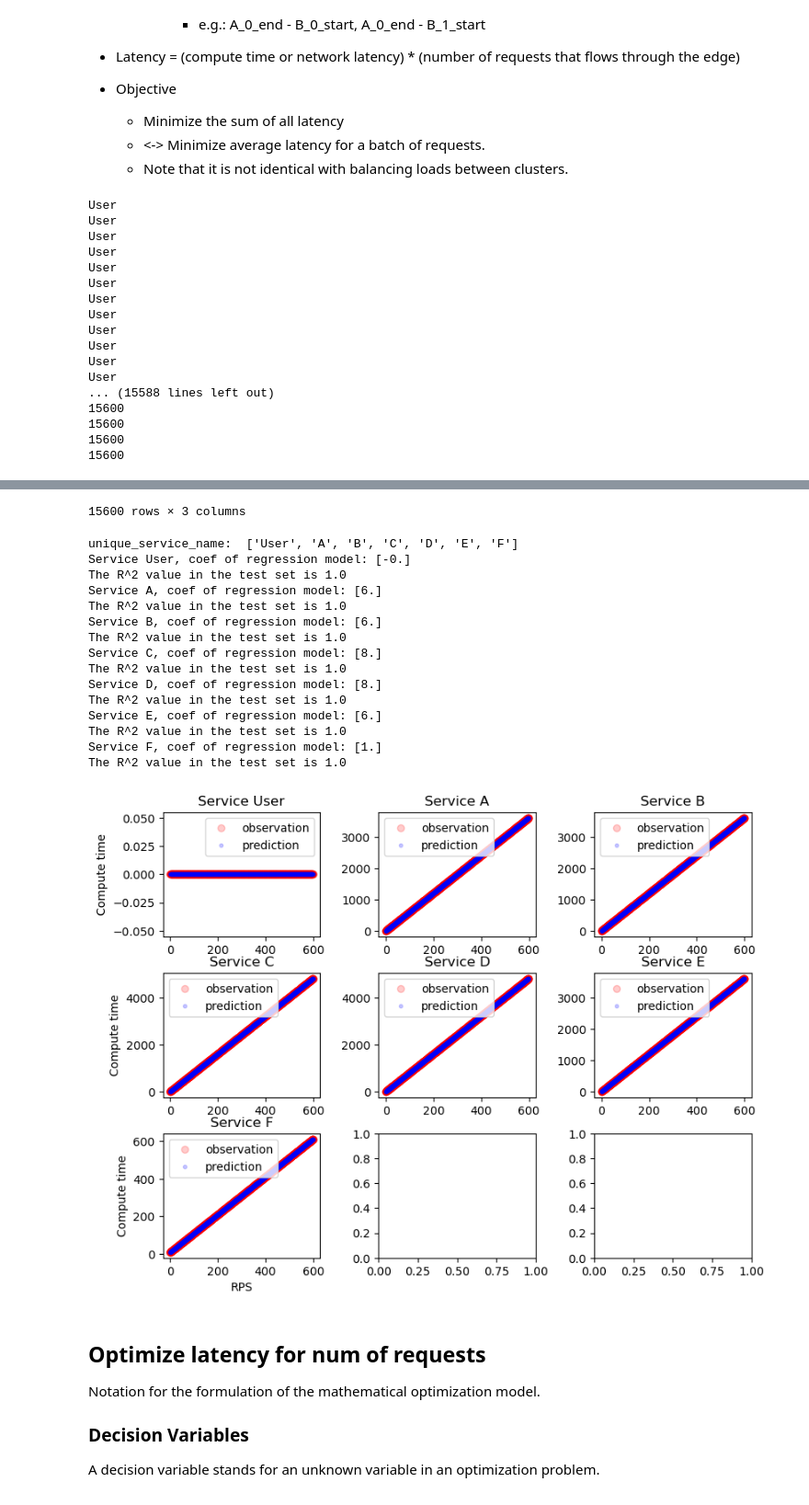
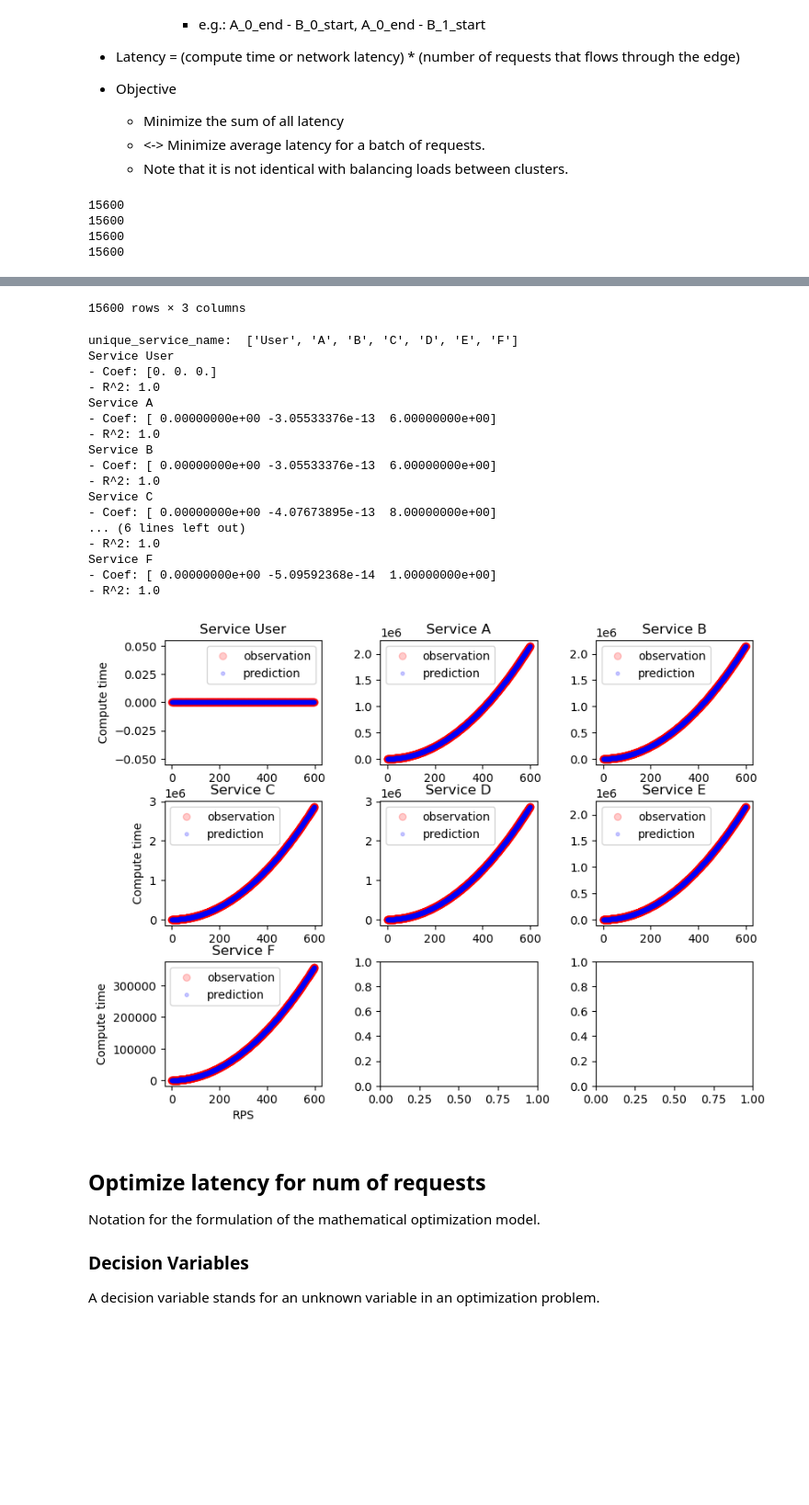
Before and after one commit to netarch/slate-sim, a Jupyter notebook: light_ml_optimizer.ipynb, the cells around one changed output, grey strips where cells are left out. Shown at 92% size. Saved outputs shown, nothing was run; the diff lists cells and outputs as text; code cells hidden in the pictures; blank space fills up the shorter version.

Commit message:
Update light_ml_optimizer.ipynb (coloring graph)

```diff
--- a/light_ml_optimizer.ipynb
+++ b/light_ml_optimizer.ipynb
@@ -177,8 +177,8 @@ for parent_repl in sim.dag.child_replica:
                     network_arc_var_name.append(var_name)
 #################################################################################################
 
-true_function_degree = 1
-regressor_degree = 1
+true_function_degree = 2
+regressor_degree = 2
 num_data_point = TOTAL_NUM_REQUEST # It needs to observe RPS up to TOTAL_NUM_REQUEST since in the worst case all requests could be routed to one replica of a service.
 randomize_factor = 100
 x_rps = list()
@@ -196,7 +196,7 @@ for i in range(len(compute_arc_var_name)):
         svc_name = compute_arc_var_name[i][0].split("_")[0]
         slope = abs(hash(svc_name)%10)+1
         # print("slope({}) = {}".format(svc_name, slope))
-        print(svc_name)
+        # print(svc_name)
         if svc_name == "User":
             y_compute_time.append(0)
         else:
@@ -260,11 +260,11 @@ for svc_name in unique_service_name:
         poly = PolynomialFeatures(degree=regressor_degree, include_bias=True)
         regressor_dict[svc_name] = make_pipeline(feat_transform, poly, LinearRegression())
         regressor_dict[svc_name].fit(X_train, y_train)
-
-    print("Service {}, coef of regression model: {}".format(svc_name, regressor_dict[svc_name]["linearregression"].coef_))
+    print("Service {}".format(svc_name))
+    print("- Coef: {}".format(regressor_dict[svc_name]["linearregression"].coef_))
     ## Run prediction and compare it with the ground truth to see how accurate the trained model is
     y_pred = regressor_dict[svc_name].predict(X_test)
-    print(f"The R^2 value in the test set is {np.round(r2_score(y_test, y_pred),5)}")
+    print(f"- R^2: {np.round(r2_score(y_test, y_pred),5)}")
 
     row_idx = int(idx/num_subplot_col)
     col_idx = idx%num_subplot_col
@@ -279,19 +279,6 @@ for svc_name in unique_service_name:
         plot_list[row_idx][col_idx].set_ylabel("Compute time")
     idx += 1
 # %% [output]
-User
-User
-User
-User
-User
-User
-User
-User
-User
-User
-User
-User
-... (15588 lines left out)
 15600
 15600
 15600
@@ -311,20 +298,22 @@ User
 15600 rows × 3 columns
 unique_service_name:  ['User', 'A', 'B', 'C', 'D', 'E', 'F']
-Service User, coef of regression model: [-0.]
-The R^2 value in the test set is 1.0
-Service A, coef of regression model: [6.]
-The R^2 value in the test set is 1.0
-Service B, coef of regression model: [6.]
-The R^2 value in the test set is 1.0
-Service C, coef of regression model: [8.]
-The R^2 value in the test set is 1.0
-Service D, coef of regression model: [8.]
-The R^2 value in the test set is 1.0
-Service E, coef of regression model: [6.]
-The R^2 value in the test set is 1.0
-Service F, coef of regression model: [1.]
-The R^2 value in the test set is 1.0
+Service User
+- Coef: [0. 0. 0.]
+- R^2: 1.0
+Service A
+- Coef: [ 0.00000000e+00 -3.05533376e-13  6.00000000e+00]
+- R^2: 1.0
+Service B
+- Coef: [ 0.00000000e+00 -3.05533376e-13  6.00000000e+00]
+- R^2: 1.0
+Service C
+- Coef: [ 0.00000000e+00 -4.07673895e-13  8.00000000e+00]
+... (6 lines left out)
+- R^2: 1.0
+Service F
+- Coef: [ 0.00000000e+00 -5.09592368e-14  1.00000000e+00]
+- R^2: 1.0
-[figure, old version]
+[figure, new version]
 # %% [markdown]
 ## Optimize latency for num of requests
 Notation for the formulation of the mathematical optimization model.
```
Also changed, not shown: parts of 11 cells of this notebook.
